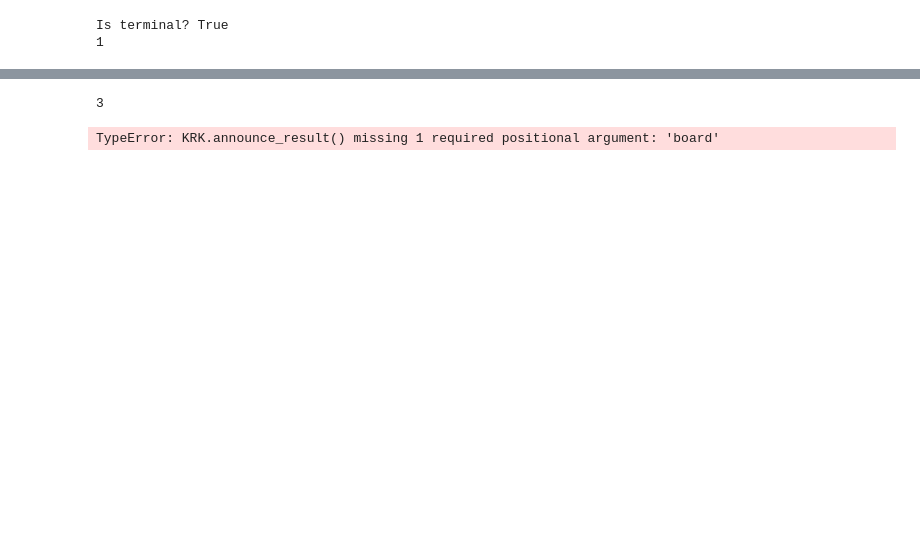
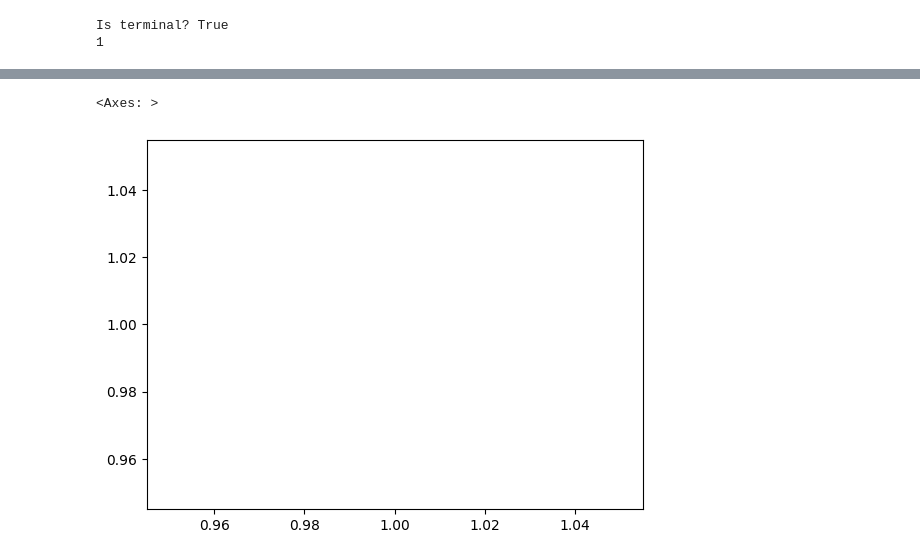
Before and after one commit to EAndrade-Lotero/ChessFinalistMCTS, a Jupyter notebook: notebooks/test_alpha_zero_train.ipynb, the cells around one changed output, grey strips where cells are left out. Drawn from its saved outputs; the diff is of its cells as text; code cells hidden in the pictures; blank space fills up the shorter version.

Commit message:
fix traing steps

```diff
--- a/notebooks/test_alpha_zero_train.ipynb
+++ b/notebooks/test_alpha_zero_train.ipynb
@@ -80,5 +86,5 @@ if check_final:
 Is terminal? True
 1
 # %%
-self_play.run_timesteps(3)
+self_play.run_timesteps()
 # %% [output]
@@ -107,10 +133,8 @@ self_play.game.render(self_play.tree.root.state)
-# %%
-dl = self_play.dataset.create_dataloader(batch_size=1)
-len(dl)
-# %% [output]
-3
-# %%
-self_play.train_epoch()
 # %%
+sns.lineplot(
+    x=range(1, len(self_play.rewards) + 1),
+    y=self_play.rewards
+)
 # %% [output]
-TypeError: KRK.announce_result() missing 1 required positional argument: 'board'
+<Axes: >
+[figure, added]
```
Also changed, not shown: parts of 8 cells of this notebook, 3 other files.
